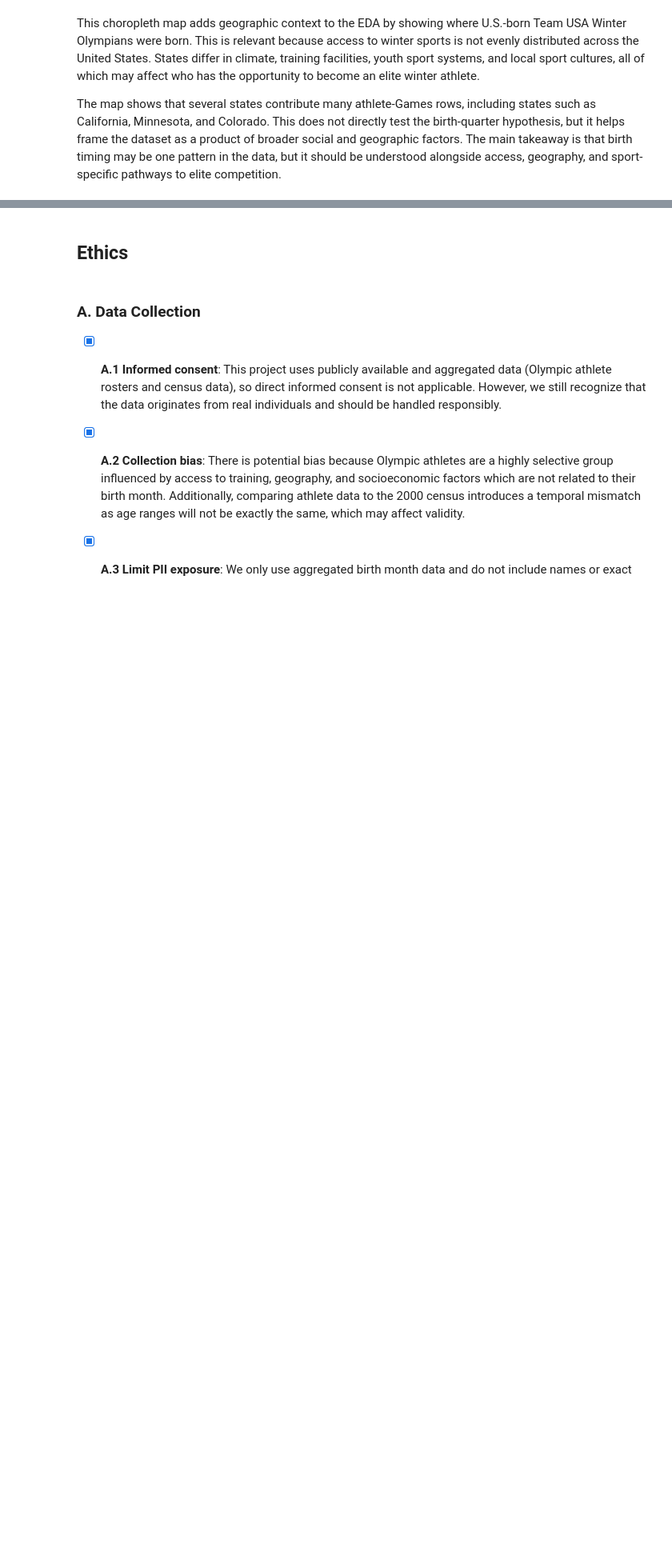
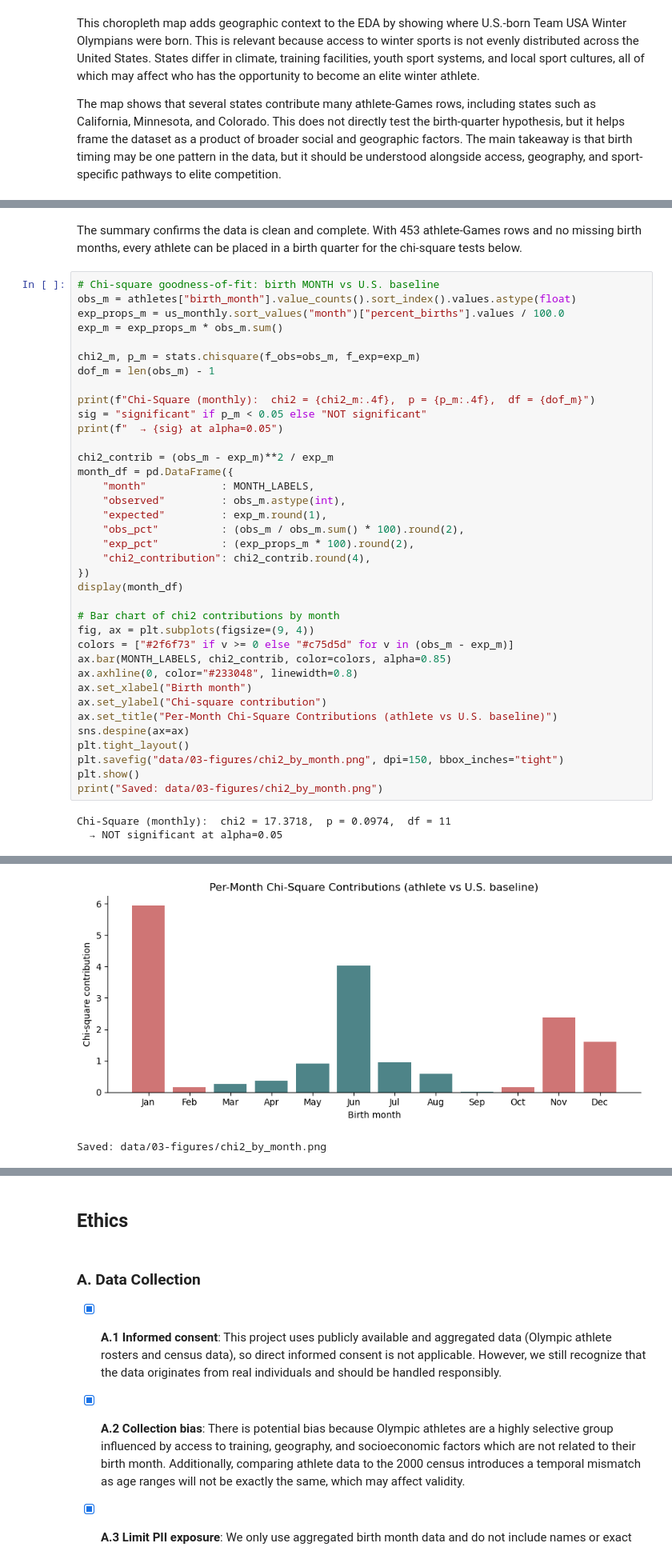
Before and after one commit to COGS108/Group-SP26-092, a Jupyter notebook: 02-EDACheckpoint.ipynb, the cells around one changed output, grey strips where cells are left out. Shown at 80% size. Cells and saved outputs as stored; diff of their text form; blank space fills up the shorter version.

Commit message:
add chi square testing

```diff
--- a/02-EDACheckpoint.ipynb
+++ b/02-EDACheckpoint.ipynb
@@ -1362,0 +1449,42 @@ The map shows that several states contribute many athlete-Games rows, including
+# %% [markdown]
+The summary confirms the data is clean and complete. With 453 athlete-Games rows and no missing birth months, every athlete can be placed in a birth quarter for the chi-square tests below.
+# %%
+# Chi-square goodness-of-fit: birth MONTH vs U.S. baseline
+obs_m = athletes["birth_month"].value_counts().sort_index().values.astype(float)
+exp_props_m = us_monthly.sort_values("month")["percent_births"].values / 100.0
+exp_m = exp_props_m * obs_m.sum()
+
+chi2_m, p_m = stats.chisquare(f_obs=obs_m, f_exp=exp_m)
+dof_m = len(obs_m) - 1
+
+print(f"Chi-Square (monthly):  chi2 = {chi2_m:.4f},  p = {p_m:.4f},  df = {dof_m}")
+sig = "significant" if p_m < 0.05 else "NOT significant"
+print(f"  → {sig} at alpha=0.05")
+
+chi2_contrib = (obs_m - exp_m)**2 / exp_m
+month_df = pd.DataFrame({
+    "month"            : MONTH_LABELS,
+    "observed"         : obs_m.astype(int),
+    "expected"         : exp_m.round(1),
+    "obs_pct"          : (obs_m / obs_m.sum() * 100).round(2),
+    "exp_pct"          : (exp_props_m * 100).round(2),
+    "chi2_contribution": chi2_contrib.round(4),
+})
+display(month_df)
+
+# Bar chart of chi2 contributions by month
+fig, ax = plt.subplots(figsize=(9, 4))
+colors = ["#2f6f73" if v >= 0 else "#c75d5d" for v in (obs_m - exp_m)]
+ax.bar(MONTH_LABELS, chi2_contrib, color=colors, alpha=0.85)
+ax.axhline(0, color="#233048", linewidth=0.8)
+ax.set_xlabel("Birth month")
+ax.set_ylabel("Chi-square contribution")
+ax.set_title("Per-Month Chi-Square Contributions (athlete vs U.S. baseline)")
+sns.despine(ax=ax)
+plt.tight_layout()
+plt.savefig("data/03-figures/chi2_by_month.png", dpi=150, bbox_inches="tight")
+plt.show()
+print("Saved: data/03-figures/chi2_by_month.png")
+# %% [output]
+Chi-Square (monthly):  chi2 = 17.3718,  p = 0.0974,  df = 11
+  → NOT significant at alpha=0.05
@@ -1362,0 +1504,2 @@ The map shows that several states contribute many athlete-Games rows, including
+[figure, added]
+Saved: data/03-figures/chi2_by_month.png
```
Also changed, not shown: parts of 23 cells of this notebook, 5 other files.
